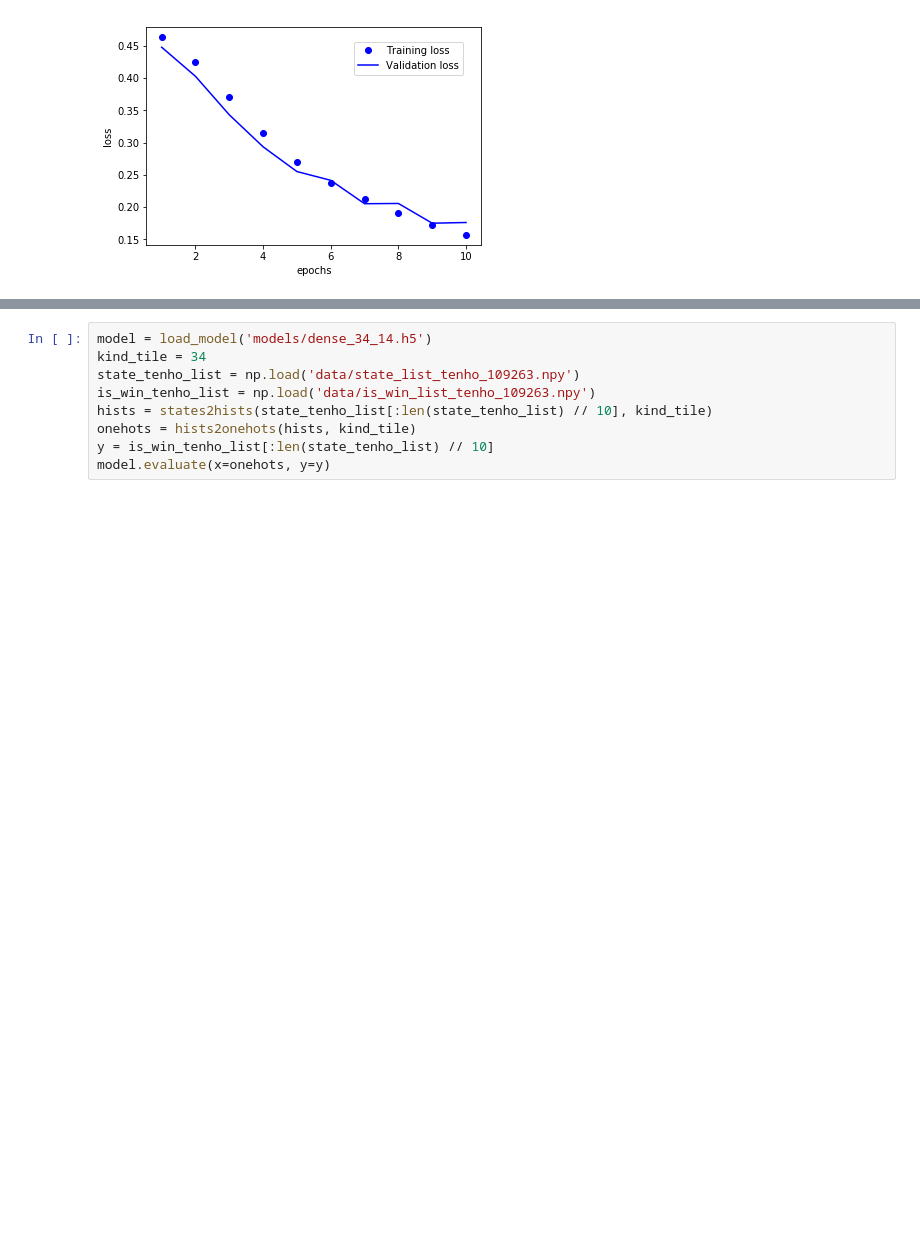
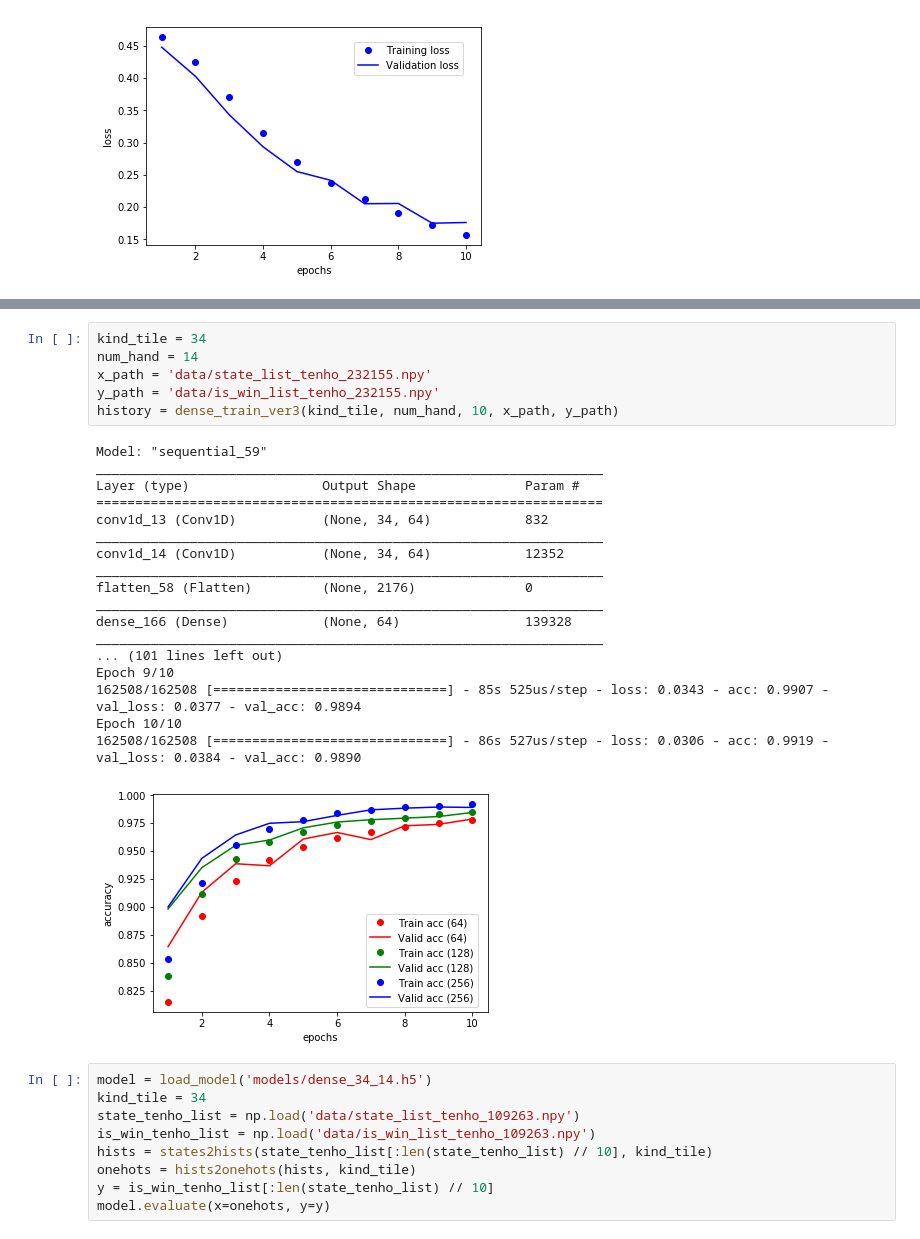
Before and after one commit to minnsou/FrontierArtificialIntelligence, a Jupyter notebook: mahjong.ipynb, the cells around one changed output, grey strips where cells are left out. Cells and saved outputs as stored; diff of their text form; blank space fills up the shorter version.

```diff
--- a/mahjong.ipynb
+++ b/mahjong.ipynb
@@ -466,3 +668,28 @@ Epoch 10/10
+# %%
+kind_tile = 34
+num_hand = 14
+x_path = 'data/state_list_tenho_232155.npy'
+y_path = 'data/is_win_list_tenho_232155.npy'
+history = dense_train_ver3(kind_tile, num_hand, 10, x_path, y_path)
+# %% [output]
+Model: "sequential_59"
+_________________________________________________________________
+Layer (type)                 Output Shape              Param #
+=================================================================
+conv1d_13 (Conv1D)           (None, 34, 64)            832
+_________________________________________________________________
+conv1d_14 (Conv1D)           (None, 34, 64)            12352
+_________________________________________________________________
+flatten_58 (Flatten)         (None, 2176)              0
+_________________________________________________________________
+dense_166 (Dense)            (None, 64)                139328
+_________________________________________________________________
+... (101 lines left out)
+Epoch 9/10
+162508/162508 [==============================] - 85s 525us/step - loss: 0.0343 - acc: 0.9907 - val_loss: 0.0377 - val_acc: 0.9894
+Epoch 10/10
+162508/162508 [==============================] - 86s 527us/step - loss: 0.0306 - acc: 0.9919 - val_loss: 0.0384 - val_acc: 0.9890
+[figure, added]
 # %%
 model = load_model('models/dense_34_14.h5')
 kind_tile = 34
```
Also changed, not shown: parts of 6 cells of this notebook, 47 other files.
